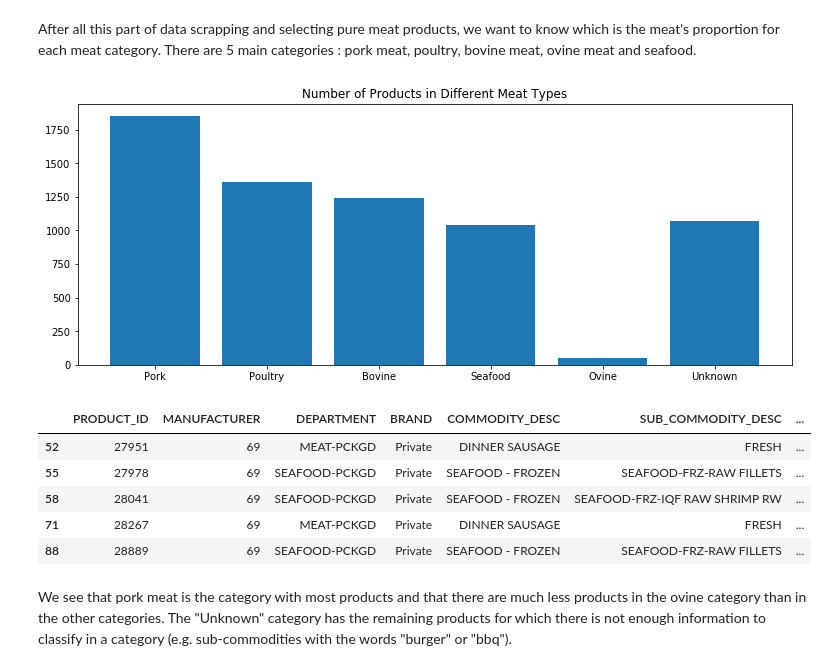
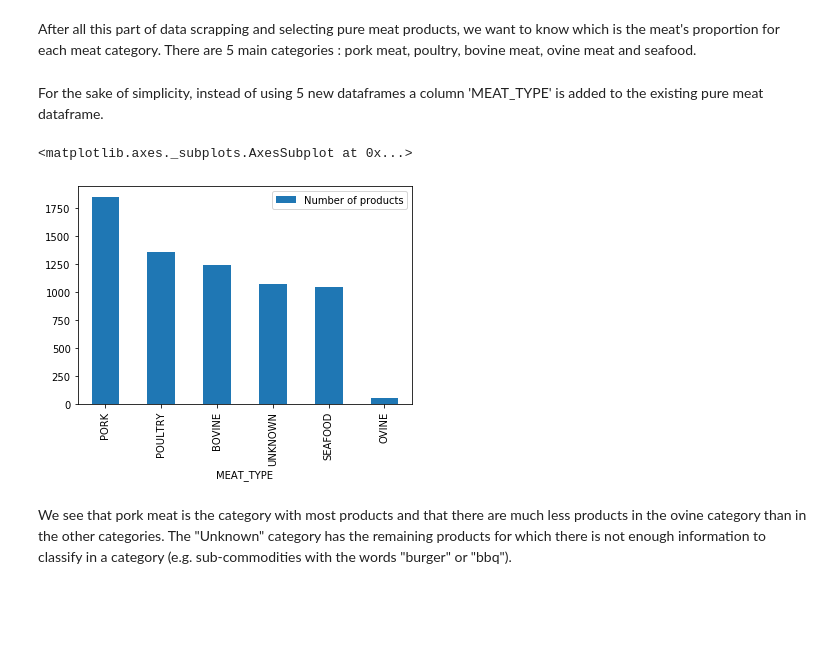
Before and after one commit to BenjaminEngelman/ADA-Project, a Jupyter notebook: preprocess.ipynb, the cells around one changed output. Cells and saved outputs as stored; diff of their text form; code cells hidden in the pictures; blank space fills up the shorter version.

```diff
--- a/preprocess.ipynb
+++ b/preprocess.ipynb
@@ -289,17 +289,8 @@ other_meat = pure_meat[(pure_meat.PRODUCT_ID.isin(pork_products.PRODUCT_ID) | pu
 # correct inconsistences
 pork_products = pork_products[pork_products.COMMODITY_DESC != "TURKEY"]
 pork_products = pork_products[pork_products.SUB_COMMODITY_DESC != "SMOKED/COOKED - BEEF"]
-# %%
-# plot meat types
-x = np.arange(6)
-y = [len(pork_products), len(poultry_products), len(bovine_products),  len(seafood_products), len(ovine_products), len(other_meat)]
-plt.figure(figsize=default_figsize)
-plt.bar(x, y)
-plt.xticks(x, ( 'Pork', 'Poultry', 'Bovine','Seafood', 'Ovine', 'Unknown'))
-plt.title('Number of Products in Different Meat Types')
-plt.show()
-# %% [output]
-[figure, removed]
+# %% [markdown]
+For the sake of simplicity, instead of using 5 new dataframes a column 'MEAT_TYPE' is added to the existing pure meat dataframe.
 # %%
 pure_meat_type = pure_meat.copy()
 def f(x):
@@ -313,16 +304,16 @@ def f(x):
         return 'POULTRY'
     if x in seafood_products.PRODUCT_ID.values:
         return 'SEAFOOD'
-    if x in other_meat.PRODUCT_ID:
+    if x in other_meat.PRODUCT_ID.values:
         return 'UNKNOWN'
+
 pure_meat_type['MEAT_TYPE'] = pure_meat_type["PRODUCT_ID"].apply(lambda x : f(x))
-# %% [output]
-|  | PRODUCT_ID | MANUFACTURER | DEPARTMENT | BRAND | COMMODITY_DESC | SUB_COMMODITY_DESC | ... |
-| 52 | 27951 | 69 | MEAT-PCKGD | Private | DINNER SAUSAGE | FRESH | ... |
-| 55 | 27978 | 69 | SEAFOOD-PCKGD | Private | SEAFOOD - FROZEN | SEAFOOD-FRZ-RAW FILLETS | ... |
-| 58 | 28041 | 69 | SEAFOOD-PCKGD | Private | SEAFOOD - FROZEN | SEAFOOD-FRZ-IQF RAW SHRIMP RW | ... |
-| 71 | 28267 | 69 | MEAT-PCKGD | Private | DINNER SAUSAGE | FRESH | ... |
-| 88 | 28889 | 69 | SEAFOOD-PCKGD | Private | SEAFOOD - FROZEN | SEAFOOD-FRZ-RAW FILLETS | ... |
+# %%
+pure_meat_type.groupby("MEAT_TYPE").count()["PRODUCT_ID"].sort_values(ascending=False).\
+        reset_index(name="Number of products").plot.bar(x = "MEAT_TYPE", y = "Number of products" )
+# %% [output]
+<matplotlib.axes._subplots.AxesSubplot at 0x...>
+[figure, added]
 # %% [markdown]
 We see that pork meat is the category with most products and that there are much less products in the ovine category than in the other categories. The "Unknown" category has the remaining products for which there is not enough information to classify in a category (e.g. sub-commodities with the words "burger" or "bbq").
 # %%
```
